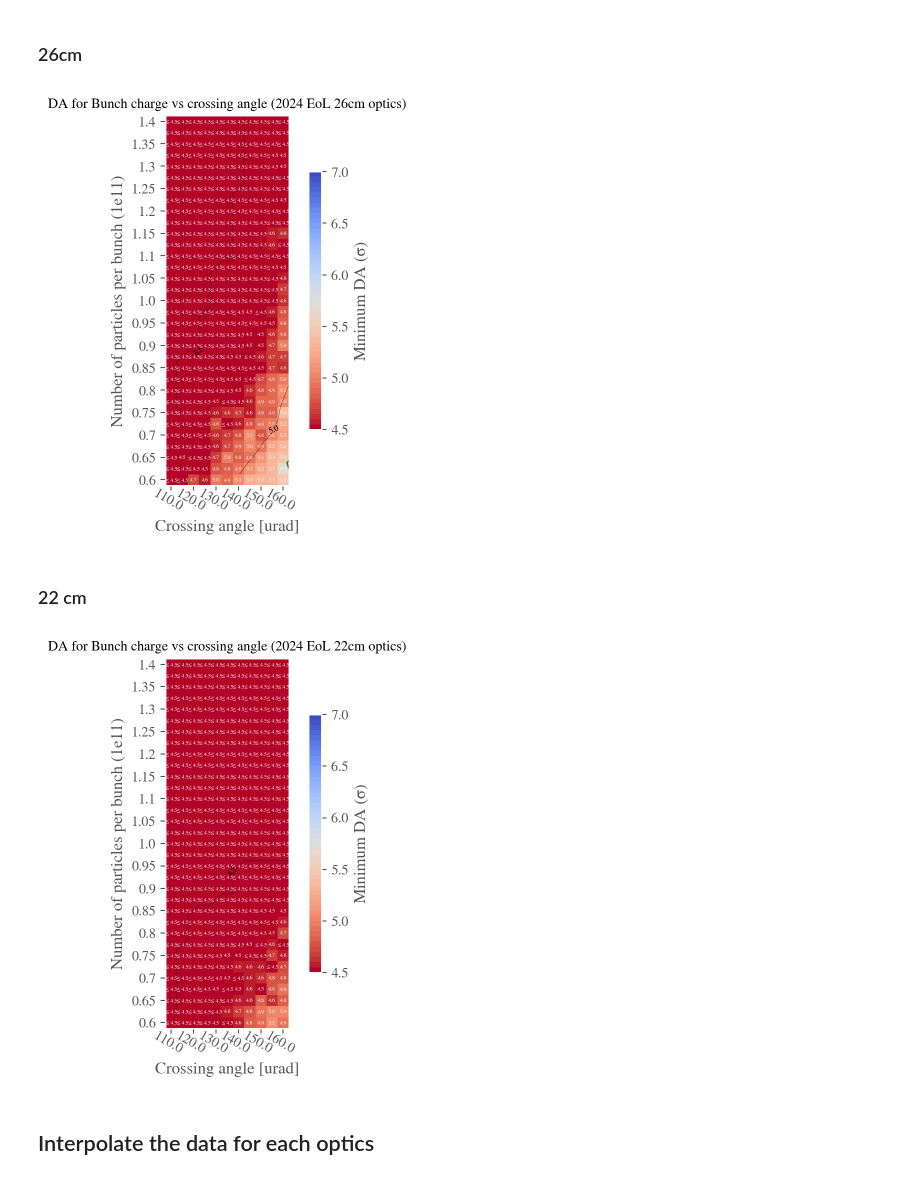
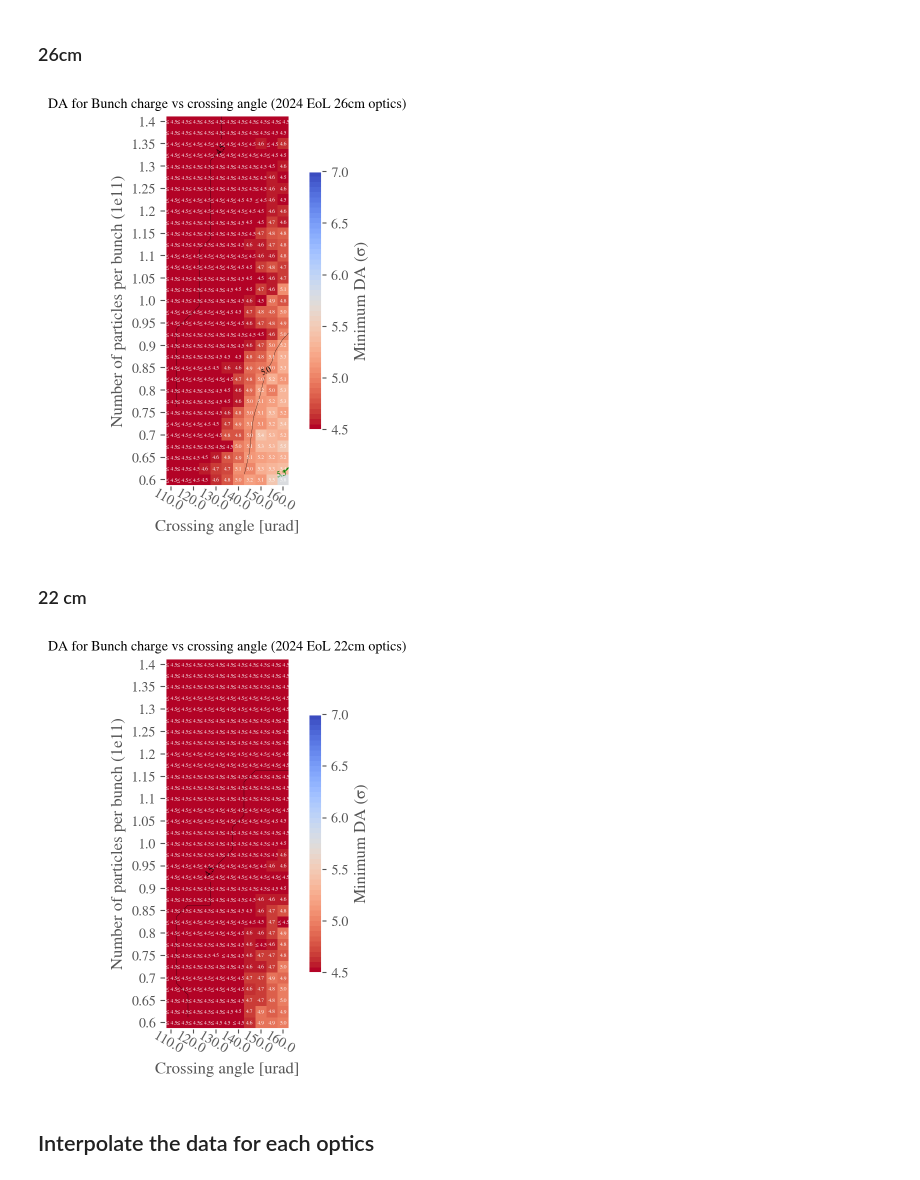
Before and after one commit to ColasDroin/DA_study_boilerplate, a Jupyter notebook: master_study/analysis/nb_angle_scan/nb_angle_scan_neg_oct.ipynb, the cells around one changed output. Cells and saved outputs as stored; diff of their text form; code cells hidden in the pictures.

```diff
--- a/master_study/analysis/nb_angle_scan/nb_angle_scan_neg_oct.ipynb
+++ b/master_study/analysis/nb_angle_scan/nb_angle_scan_neg_oct.ipynb
@@ -86,7 +86,7 @@ df_to_plot
 # %%
 # Load configuration files
-qx = 62.313
-qy = 60.318
+qx = 62.315
+qy = 60.320
 conf_mad = analysis_functions.load_config(CONF_MAD_PATH)['config_mad']
 conf_collider = analysis_functions.load_config(CONF_COLLIDER_PATH)["config_collider"]
 analysis_functions.plot_heatmap(
@@ -120,7 +120,7 @@ df_30_cm = df_to_plot.copy()
 ### 26cm
 # %%
 # Define study
-STUDY_NAME = "PU_function_all_optics_neg_oct"
+STUDY_NAME = "PU_function_all_optics_neg_oct_corr"
 COLLIDER = "collider_01"
 PARQUET_PATH = f"../../scans/{STUDY_NAME}/da.parquet"
 CONF_MAD_PATH = f"../../scans/{STUDY_NAME}/{COLLIDER}/config.yaml"
@@ -143,41 +143,41 @@ df_to_plot = df.pivot(index="num_particles_per_bunch", columns="crossing_angle",
 df_to_plot.index /= 1e11
 # df_to_plot
 
 # Load configuration files
 conf_mad = analysis_functions.load_config(CONF_MAD_PATH)['config_mad']
 conf_collider = analysis_functions.load_config(CONF_COLLIDER_PATH)["config_collider"]
 analysis_functions.plot_heatmap(
     df_to_plot,
     STUDY_NAME + '_' + COLLIDER + '_' + str(qx) + '_' + str(qy),
     link=None,
     plot_contours=True,
     conf_mad=conf_mad,
     conf_collider=conf_collider,
     type_crossing="flatvh",
     betx=0.3,
     bety=0.3,
     Nb = False,
     green_contour = 5.5,
     extended_diagonal=False,
     symmetric=False,
     mask_lower_triangle=False,
     xlabel="Crossing angle [urad]",
     ylabel="Number of particles per bunch (1e11)",
     vmin = 4.5,
     vmax = 7.,
     plot_diagonal_lines= False,
     xaxis_ticks_on_top=False,
     title="DA for Bunch charge vs crossing angle (2024 EoL 26cm optics)"
 )
 # %% [output]
-[figure, old version]
+[figure, new version]
 # %%
 df_26_cm = df_to_plot.copy()
 # %% [markdown]
 ### 22 cm
 # %%
 # Define study
-STUDY_NAME = "PU_function_all_optics_neg_oct"
+STUDY_NAME = "PU_function_all_optics_neg_oct_corr"
 COLLIDER = "collider_02"
 PARQUET_PATH = f"../../scans/{STUDY_NAME}/da.parquet"
 CONF_MAD_PATH = f"../../scans/{STUDY_NAME}/{COLLIDER}/config.yaml"
@@ -227,7 +227,7 @@ analysis_functions.plot_heatmap(
     title="DA for Bunch charge vs crossing angle (2024 EoL 22cm optics)"
 )
 # %% [output]
-[figure, old version]
+[figure, new version]
 # %%
 df_22_cm = df_to_plot.copy()
 # %% [markdown]
```
Also changed, not shown: parts of 8 cells of this notebook, 53 other files.
